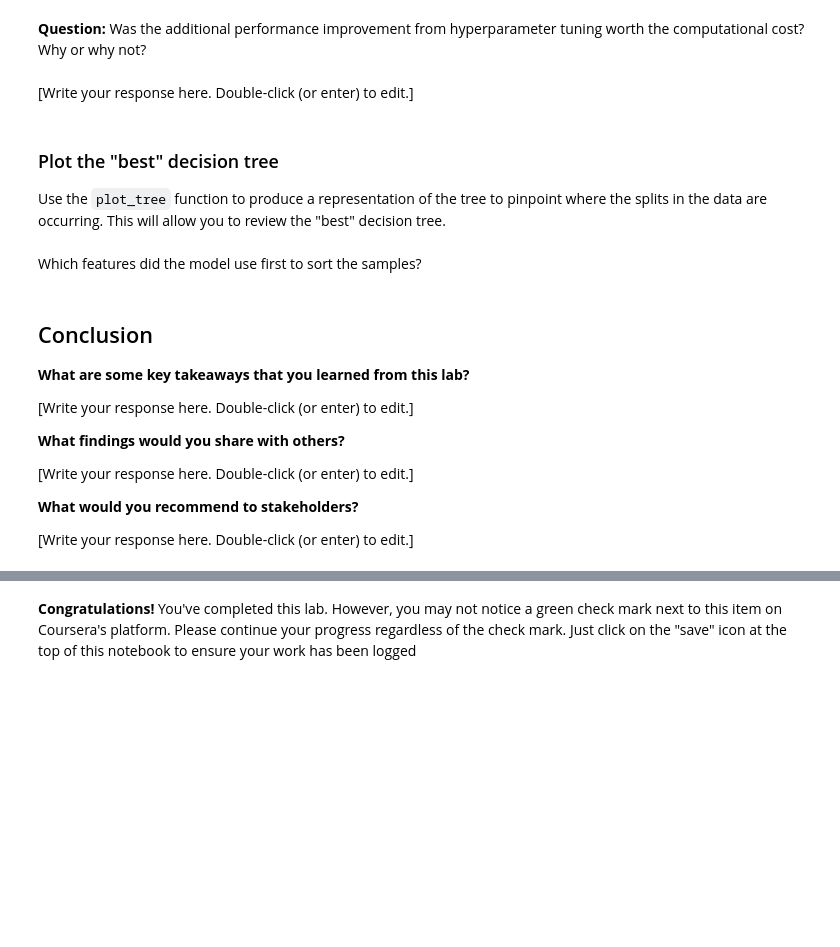
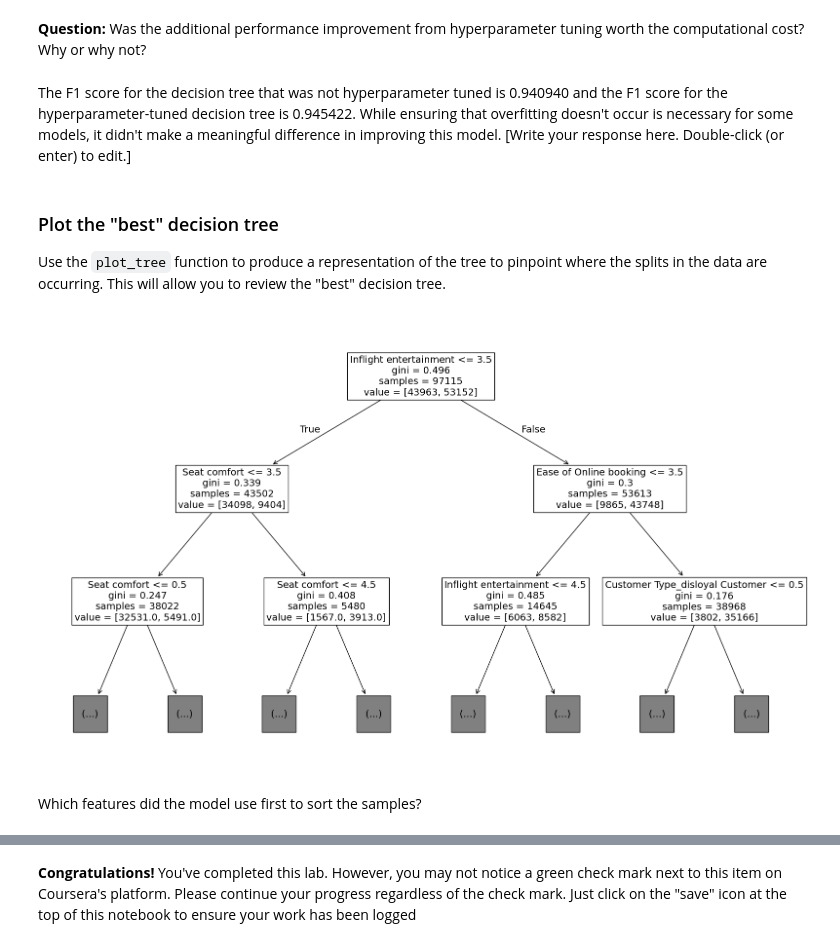
Before and after one commit to Cyberoctane29/Python-For-Data-Analysis, a Jupyter notebook: Course-6/Module_4/3_activity_build_a_decision_tree.ipynb, the cells around one changed output, grey strips where cells are left out. Saved outputs shown, nothing was run; the diff lists cells and outputs as text; code cells hidden in the pictures; blank space fills up the shorter version.

```diff
--- a/Course-6/Module_4/3_activity_build_a_decision_tree.ipynb
+++ b/Course-6/Module_4/3_activity_build_a_decision_tree.ipynb
@@ -564,0 +650,19 @@ Check every combination of values to examine which pair has the best evaluation
+# %%
+tuned_decision_tree = DecisionTreeClassifier(random_state=0)
+
+scoring = {
+    'accuracy': 'accuracy',
+    'precision': 'precision',
+    'f1': 'f1',
+    'recall': 'recall'
+}
+
+clf = GridSearchCV(
+    tuned_decision_tree,
+    tree_para,
+    scoring=scoring,  # ✅ Use dictionary instead of a set
+    cv=5,
+    refit="f1"  # ✅ Use F1-score to choose the best model
+)
+
+clf.fit(X_train, y_train)
@@ -643,8 +789,8 @@ Output `mean_test_f1`, `mean_test_recall`, `mean_test_precision`, and `mean_test
 </details>
 # %% [markdown]
 **Question:** Was the additional performance improvement from hyperparameter tuning worth the computational cost? Why or why not?
-# %% [markdown]
-[Write your response here. Double-click (or enter) to edit.]
+# %% [markdown]
+The F1 score for the decision tree that was not hyperparameter tuned is 0.940940 and the F1 score for the hyperparameter-tuned decision tree is 0.945422. While ensuring that overfitting doesn't occur is necessary for some models, it didn't make a meaningful difference in improving this model. [Write your response here. Double-click (or enter) to edit.]
 # %% [markdown]
 ### Plot the "best" decision tree
 
@@ -654,16 +798,7 @@ Use the `plot_tree` function to produce a representation of the tree to pinpoint
+# %%
+plt.figure(figsize=(20,12))
+plot_tree(clf.best_estimator_, max_depth=2, fontsize=14, feature_names=X.columns);
+# %% [output]
+[figure, added]
 # %% [markdown]
 Which features did the model use first to sort the samples?
-# %% [markdown]
-## Conclusion
-
-**What are some key takeaways that you learned from this lab?**
-
-[Write your response here. Double-click (or enter) to edit.]
-
-**What findings would you share with others?**
-
-[Write your response here. Double-click (or enter) to edit.]
-
-**What would you recommend to stakeholders?**
-
- [Write your response here. Double-click (or enter) to edit.]
```
Also changed, not shown: parts of 45 cells of this notebook.
